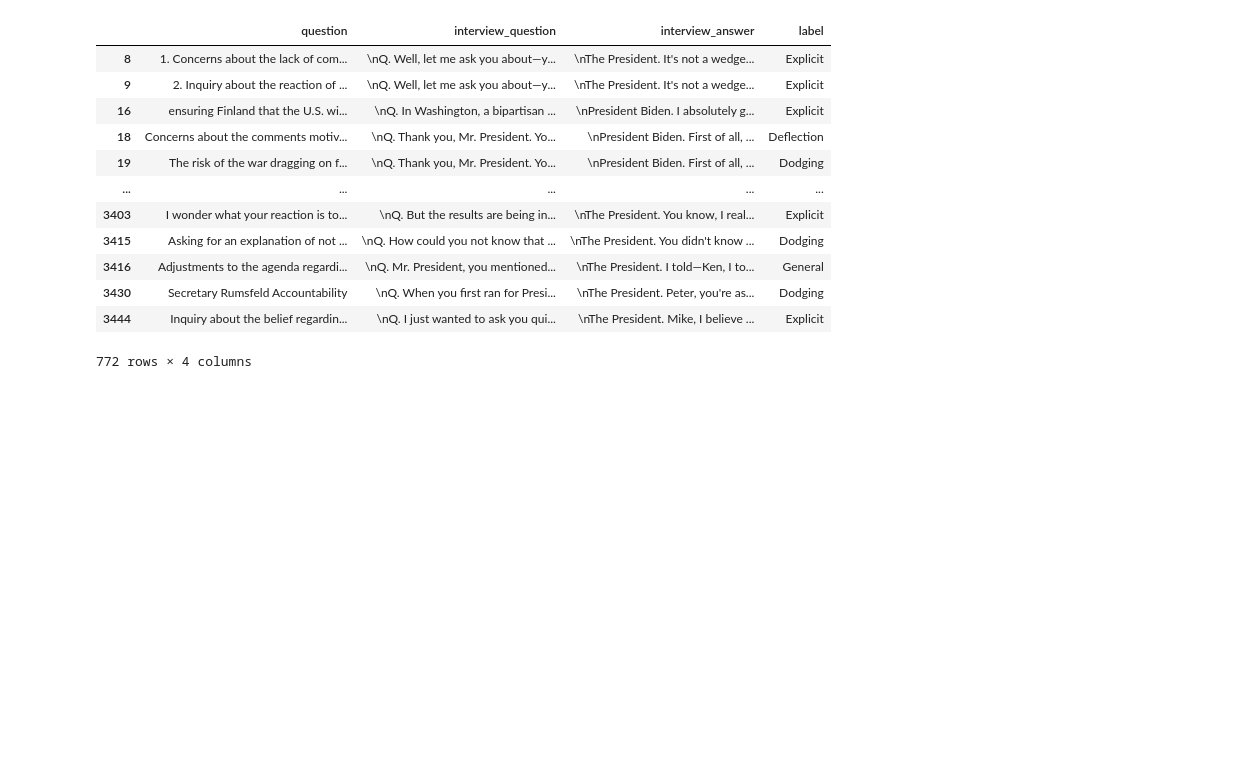
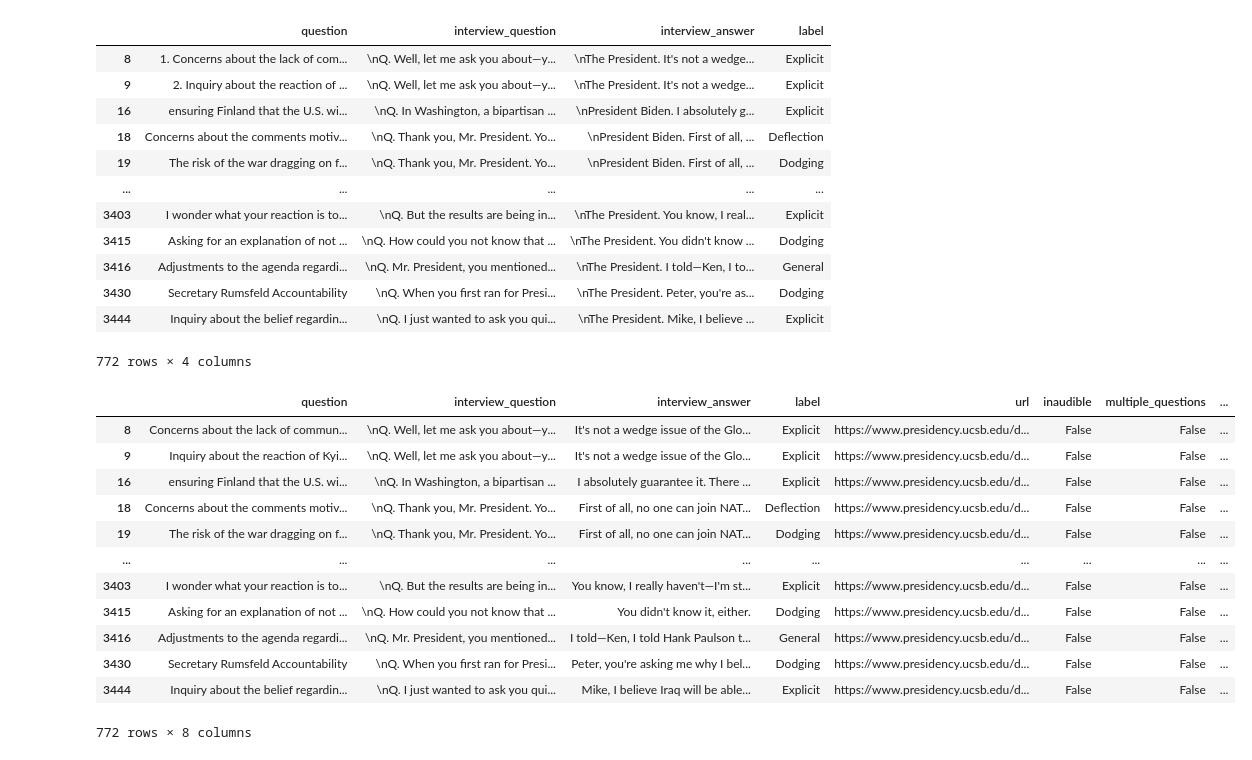
Before and after one commit to Kontilenia/thesis, a Jupyter notebook: data_cleaning.ipynb, the cells around one changed output. Saved outputs shown, nothing was run; the diff lists cells and outputs as text; code cells hidden in the pictures; blank space fills up the shorter version.

Commit message:
show affirmative questions

```diff
--- a/data_cleaning.ipynb
+++ b/data_cleaning.ipynb
@@ -272,3 +275,19 @@ filtered_no_quest_df
 | 3430 | Secretary Rumsfeld Accountability | \nQ. When you first ran for Presi... | \nThe President. Peter, you're as... | Dodging |
 | 3444 | Inquiry about the belief regardin... | \nQ. I just wanted to ask you qui... | \nThe President. Mike, I believe ... | Explicit |
 772 rows × 4 columns
+# %%
+df_train[df_train['affirmative_questions']==True]
+# %% [output]
+|  | question | interview_question | interview_answer | label | url | inaudible | multiple_questions | ... |
+| 8 | Concerns about the lack of commun... | \nQ. Well, let me ask you about—y... | It's not a wedge issue of the Glo... | Explicit | https://www.presidency.ucsb.edu/d... | False | False | ... |
+| 9 | Inquiry about the reaction of Kyi... | \nQ. Well, let me ask you about—y... | It's not a wedge issue of the Glo... | Explicit | https://www.presidency.ucsb.edu/d... | False | False | ... |
+| 16 | ensuring Finland that the U.S. wi... | \nQ. In Washington, a bipartisan ... | I absolutely guarantee it. There ... | Explicit | https://www.presidency.ucsb.edu/d... | False | False | ... |
+| 18 | Concerns about the comments motiv... | \nQ. Thank you, Mr. President. Yo... | First of all, no one can join NAT... | Deflection | https://www.presidency.ucsb.edu/d... | False | False | ... |
+| 19 | The risk of the war dragging on f... | \nQ. Thank you, Mr. President. Yo... | First of all, no one can join NAT... | Dodging | https://www.presidency.ucsb.edu/d... | False | False | ... |
+| ... | ... | ... | ... | ... | ... | ... | ... | ... |
+| 3403 | I wonder what your reaction is to... | \nQ. But the results are being in... | You know, I really haven't—I'm st... | Explicit | https://www.presidency.ucsb.edu/d... | False | False | ... |
+| 3415 | Asking for an explanation of not ... | \nQ. How could you not know that ... | You didn't know it, either. | Dodging | https://www.presidency.ucsb.edu/d... | False | False | ... |
+| 3416 | Adjustments to the agenda regardi... | \nQ. Mr. President, you mentioned... | I told—Ken, I told Hank Paulson t... | General | https://www.presidency.ucsb.edu/d... | False | False | ... |
+| 3430 | Secretary Rumsfeld Accountability | \nQ. When you first ran for Presi... | Peter, you're asking me why I bel... | Dodging | https://www.presidency.ucsb.edu/d... | False | False | ... |
+| 3444 | Inquiry about the belief regardin... | \nQ. I just wanted to ask you qui... | Mike, I believe Iraq will be able... | Explicit | https://www.presidency.ucsb.edu/d... | False | False | ... |
+772 rows × 8 columns
```
Also changed, not shown: parts of 3 cells of this notebook.
